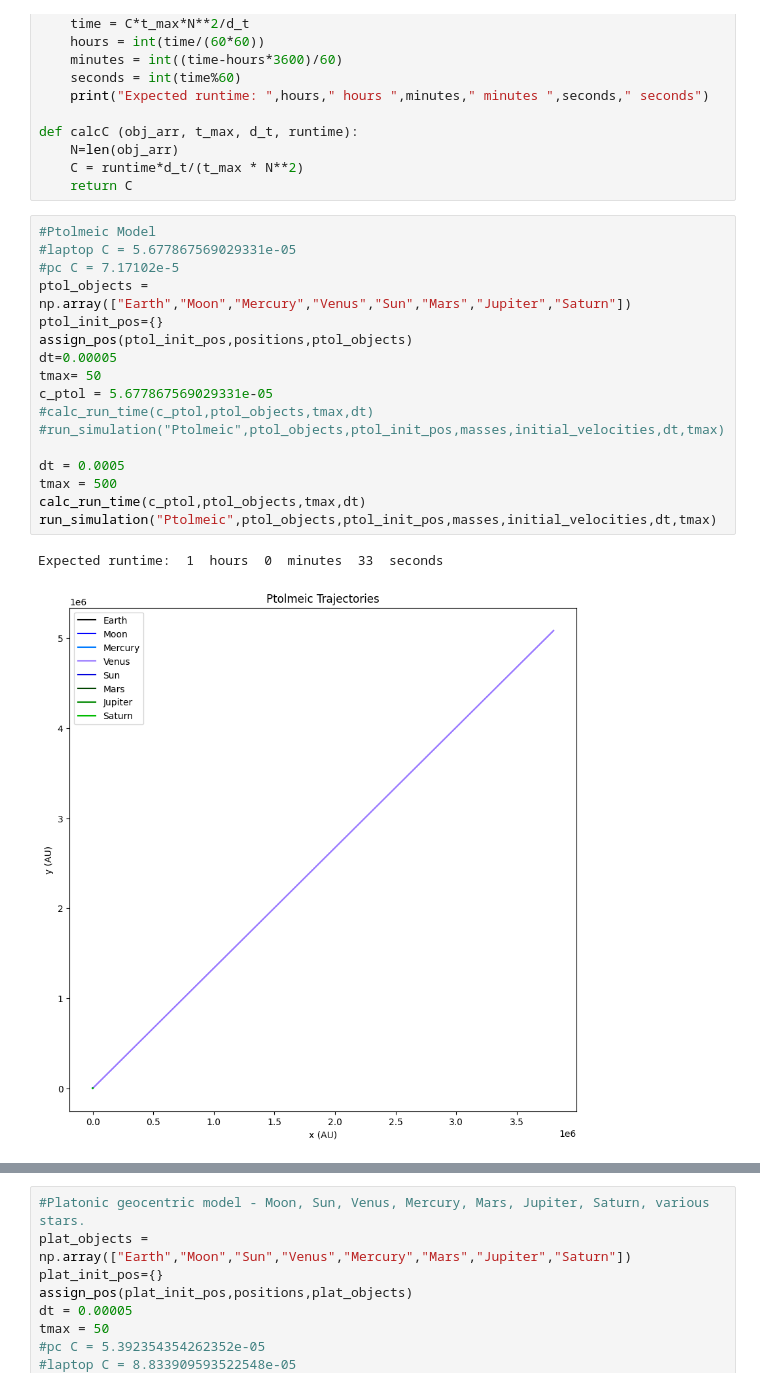
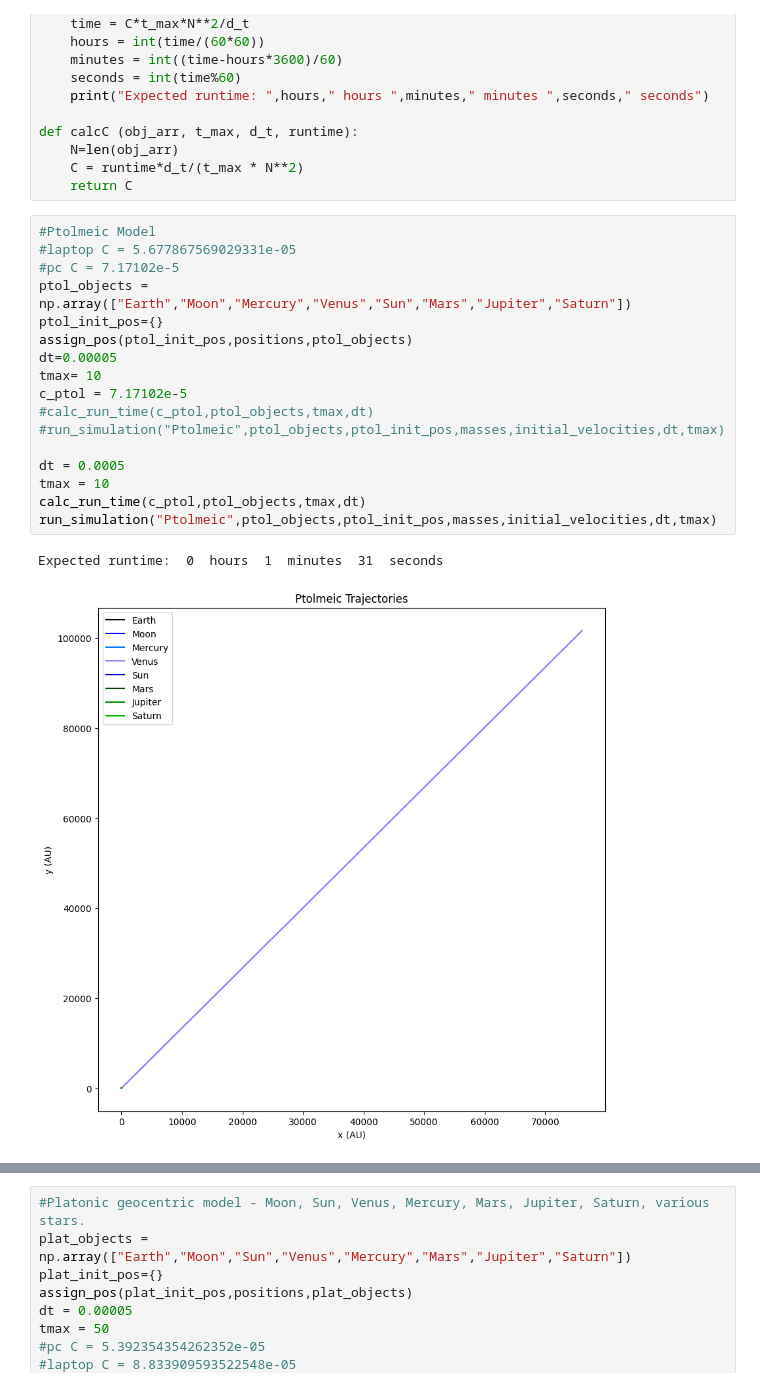
Before and after one commit to D123aniel/Astrophysics, a Jupyter notebook: Solar Simulation Project/project.ipynb, the cells around one changed output, grey strips where cells are left out. Cells and saved outputs as stored; diff of their text form.

```diff
--- a/Solar Simulation Project/project.ipynb
+++ b/Solar Simulation Project/project.ipynb
@@ -262,20 +262,20 @@ def calcC (obj_arr, t_max, d_t, runtime):
 # %%
 #Ptolmeic Model
 #laptop C = 5.677867569029331e-05
 #pc C = 7.17102e-5
 ptol_objects = np.array(["Earth","Moon","Mercury","Venus","Sun","Mars","Jupiter","Saturn"])
 ptol_init_pos={}
 assign_pos(ptol_init_pos,positions,ptol_objects)
 dt=0.00005
-tmax= 50
-c_ptol = 5.677867569029331e-05
+tmax= 10
+c_ptol = 7.17102e-5
 #calc_run_time(c_ptol,ptol_objects,tmax,dt)
 #run_simulation("Ptolmeic",ptol_objects,ptol_init_pos,masses,initial_velocities,dt,tmax)
 
 dt = 0.0005
-tmax = 500
+tmax = 10
 calc_run_time(c_ptol,ptol_objects,tmax,dt)
 run_simulation("Ptolmeic",ptol_objects,ptol_init_pos,masses,initial_velocities,dt,tmax)
 # %% [output]
-Expected runtime:  1  hours  0  minutes  33  seconds
+Expected runtime:  0  hours  1  minutes  31  seconds
-[figure, old version]
+[figure, new version]
```
Also changed, not shown: parts of 2 cells of this notebook.
